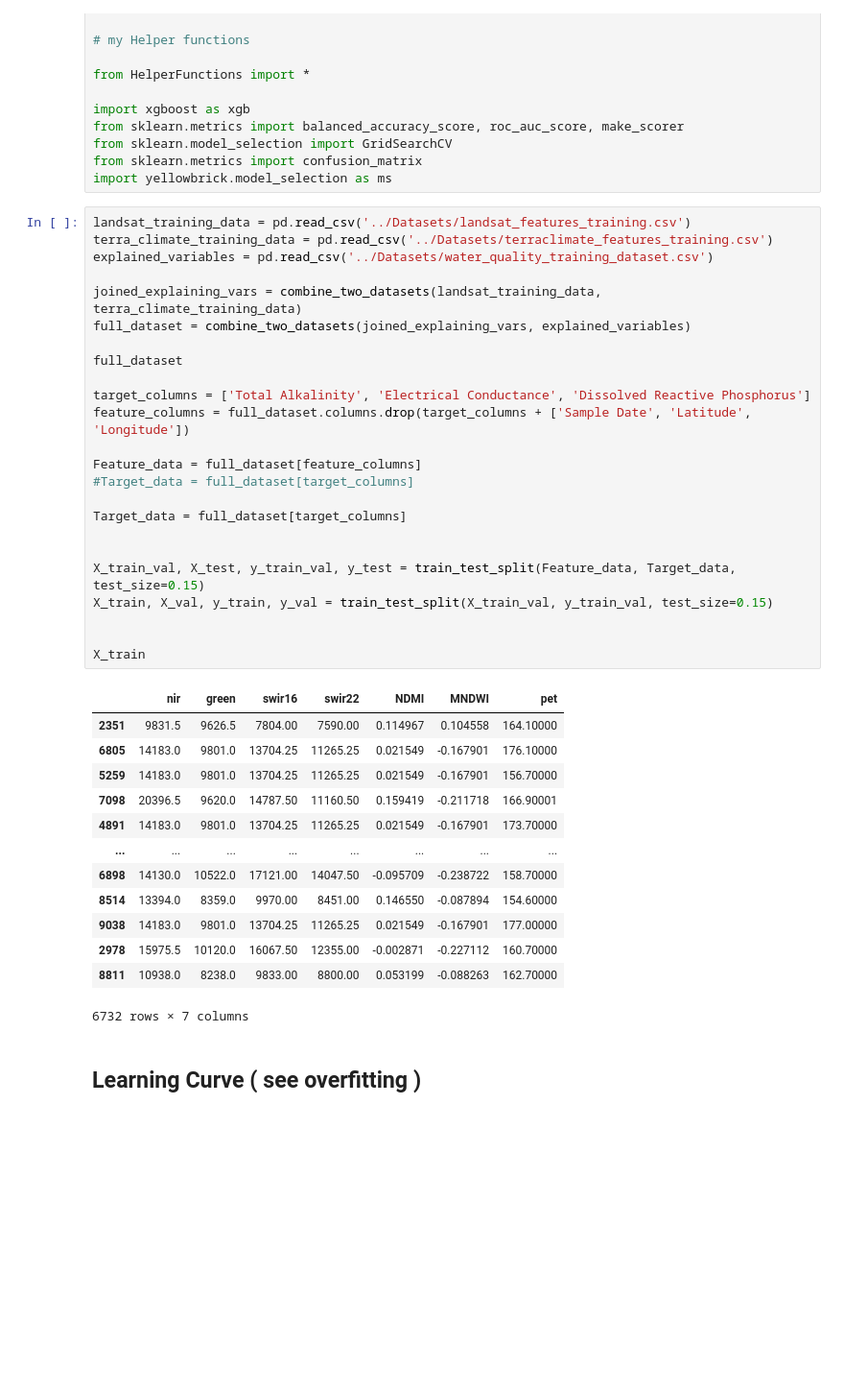
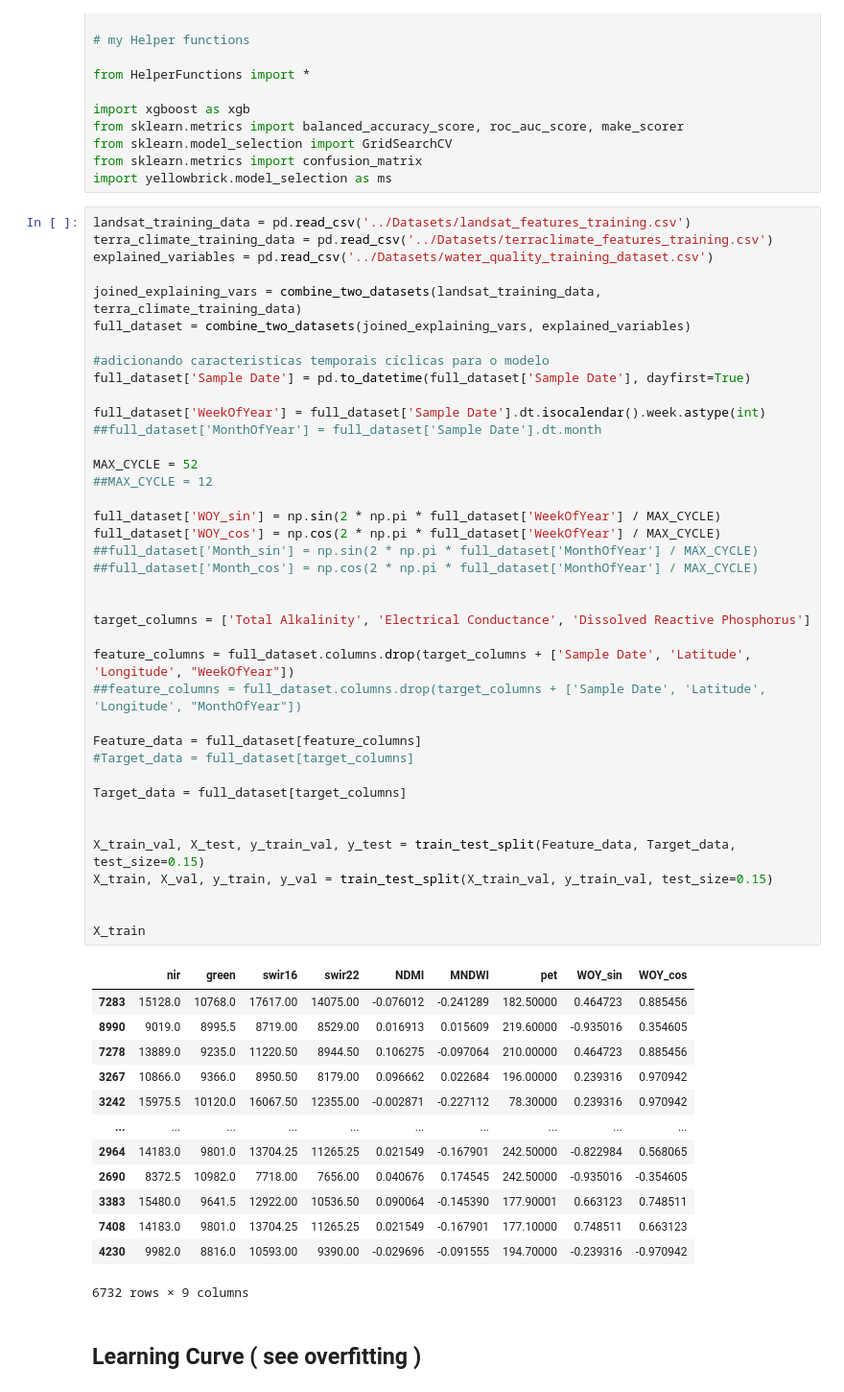
Before and after one commit to Lucas-Bussinger/EY-2026-AI-Challange, a Jupyter notebook: Model/BoostModel.ipynb, the cells around one changed output. Shown at 96% size. Saved outputs shown, nothing was run; the diff lists cells and outputs as text; blank space fills up the shorter version.

```diff
--- a/Model/BoostModel.ipynb
+++ b/Model/BoostModel.ipynb
@@ -27,41 +27,56 @@ import yellowbrick.model_selection as ms
 # %%
 landsat_training_data = pd.read_csv('../Datasets/landsat_features_training.csv')
 terra_climate_training_data = pd.read_csv('../Datasets/terraclimate_features_training.csv')
 explained_variables = pd.read_csv('../Datasets/water_quality_training_dataset.csv')
 
 joined_explaining_vars = combine_two_datasets(landsat_training_data, terra_climate_training_data)
 full_dataset = combine_two_datasets(joined_explaining_vars, explained_variables)
 
-full_dataset
+#adicionando caracteristicas temporais cíclicas para o modelo
+full_dataset['Sample Date'] = pd.to_datetime(full_dataset['Sample Date'], dayfirst=True)
+
+full_dataset['WeekOfYear'] = full_dataset['Sample Date'].dt.isocalendar().week.astype(int)
+##full_dataset['MonthOfYear'] = full_dataset['Sample Date'].dt.month
+
+MAX_CYCLE = 52
+##MAX_CYCLE = 12
+
+full_dataset['WOY_sin'] = np.sin(2 * np.pi * full_dataset['WeekOfYear'] / MAX_CYCLE)
+full_dataset['WOY_cos'] = np.cos(2 * np.pi * full_dataset['WeekOfYear'] / MAX_CYCLE)
+##full_dataset['Month_sin'] = np.sin(2 * np.pi * full_dataset['MonthOfYear'] / MAX_CYCLE)
+##full_dataset['Month_cos'] = np.cos(2 * np.pi * full_dataset['MonthOfYear'] / MAX_CYCLE)
+
 
 target_columns = ['Total Alkalinity', 'Electrical Conductance', 'Dissolved Reactive Phosphorus']
-feature_columns = full_dataset.columns.drop(target_columns + ['Sample Date', 'Latitude', 'Longitude'])
+
+feature_columns = full_dataset.columns.drop(target_columns + ['Sample Date', 'Latitude', 'Longitude', "WeekOfYear"])
+##feature_columns = full_dataset.columns.drop(target_columns + ['Sample Date', 'Latitude', 'Longitude', "MonthOfYear"])
 
 Feature_data = full_dataset[feature_columns]
 #Target_data = full_dataset[target_columns]
 
 Target_data = full_dataset[target_columns]
 
 
 X_train_val, X_test, y_train_val, y_test = train_test_split(Feature_data, Target_data, test_size=0.15)
 X_train, X_val, y_train, y_val = train_test_split(X_train_val, y_train_val, test_size=0.15)
 
 
 X_train
 # %% [output]
-|  | nir | green | swir16 | swir22 | NDMI | MNDWI | pet |
-| 2351 | 9831.5 | 9626.5 | 7804.00 | 7590.00 | 0.114967 | 0.104558 | 164.10000 |
-| 6805 | 14183.0 | 9801.0 | 13704.25 | 11265.25 | 0.021549 | -0.167901 | 176.10000 |
-| 5259 | 14183.0 | 9801.0 | 13704.25 | 11265.25 | 0.021549 | -0.167901 | 156.70000 |
-| 7098 | 20396.5 | 9620.0 | 14787.50 | 11160.50 | 0.159419 | -0.211718 | 166.90001 |
-| 4891 | 14183.0 | 9801.0 | 13704.25 | 11265.25 | 0.021549 | -0.167901 | 173.70000 |
-| ... | ... | ... | ... | ... | ... | ... | ... |
-| 6898 | 14130.0 | 10522.0 | 17121.00 | 14047.50 | -0.095709 | -0.238722 | 158.70000 |
-| 8514 | 13394.0 | 8359.0 | 9970.00 | 8451.00 | 0.146550 | -0.087894 | 154.60000 |
-| 9038 | 14183.0 | 9801.0 | 13704.25 | 11265.25 | 0.021549 | -0.167901 | 177.00000 |
-| 2978 | 15975.5 | 10120.0 | 16067.50 | 12355.00 | -0.002871 | -0.227112 | 160.70000 |
-| 8811 | 10938.0 | 8238.0 | 9833.00 | 8800.00 | 0.053199 | -0.088263 | 162.70000 |
+|  | nir | green | swir16 | swir22 | NDMI | MNDWI | pet | WOY_sin | WOY_cos |
+| 7283 | 15128.0 | 10768.0 | 17617.00 | 14075.00 | -0.076012 | -0.241289 | 182.50000 | 0.464723 | 0.885456 |
+| 8990 | 9019.0 | 8995.5 | 8719.00 | 8529.00 | 0.016913 | 0.015609 | 219.60000 | -0.935016 | 0.354605 |
+| 7278 | 13889.0 | 9235.0 | 11220.50 | 8944.50 | 0.106275 | -0.097064 | 210.00000 | 0.464723 | 0.885456 |
+| 3267 | 10866.0 | 9366.0 | 8950.50 | 8179.00 | 0.096662 | 0.022684 | 196.00000 | 0.239316 | 0.970942 |
+| 3242 | 15975.5 | 10120.0 | 16067.50 | 12355.00 | -0.002871 | -0.227112 | 78.30000 | 0.239316 | 0.970942 |
+| ... | ... | ... | ... | ... | ... | ... | ... | ... | ... |
+| 2964 | 14183.0 | 9801.0 | 13704.25 | 11265.25 | 0.021549 | -0.167901 | 242.50000 | -0.822984 | 0.568065 |
+| 2690 | 8372.5 | 10982.0 | 7718.00 | 7656.00 | 0.040676 | 0.174545 | 242.50000 | -0.935016 | -0.354605 |
+| 3383 | 15480.0 | 9641.5 | 12922.00 | 10536.50 | 0.090064 | -0.145390 | 177.90001 | 0.663123 | 0.748511 |
+| 7408 | 14183.0 | 9801.0 | 13704.25 | 11265.25 | 0.021549 | -0.167901 | 177.10000 | 0.748511 | 0.663123 |
+| 4230 | 9982.0 | 8816.0 | 10593.00 | 9390.00 | -0.029696 | -0.091555 | 194.70000 | -0.239316 | -0.970942 |
-6732 rows × 7 columns
+6732 rows × 9 columns
 # %% [markdown]
 ## Learning Curve ( see overfitting )
 # %%
```
Also changed, not shown: parts of 8 cells of this notebook, 4 other files.
